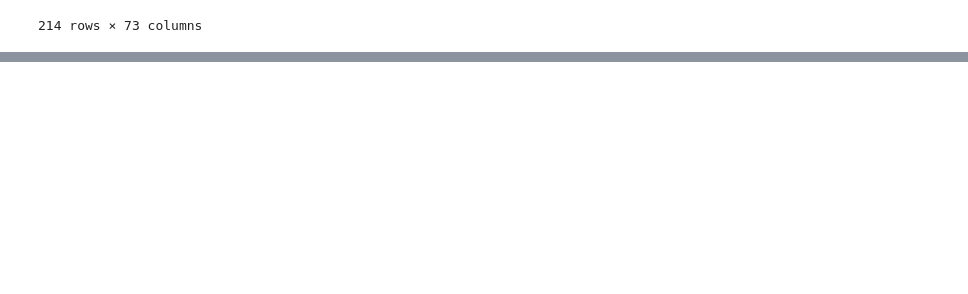
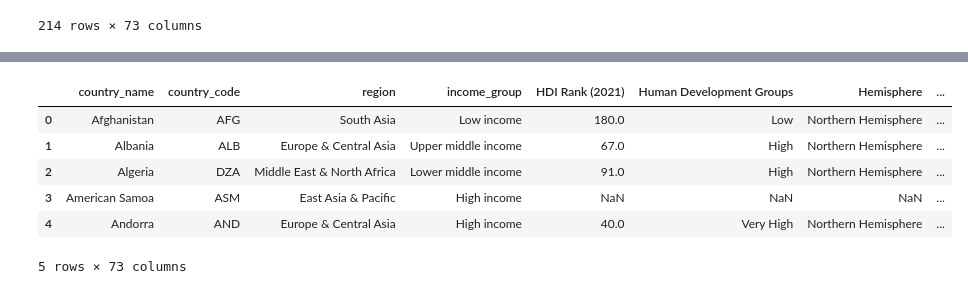
Before and after one commit to larubiano0/Parcial2-He2AI, a Jupyter notebook: GDP_script.ipynb, the cells around one changed output, grey strips where cells are left out. Drawn from its saved outputs; the diff is of its cells as text; code cells hidden in the pictures; blank space fills up the shorter version.

```diff
--- a/GDP_script.ipynb
+++ b/GDP_script.ipynb
@@ -176,0 +198,24 @@ gdp_data_pivot
+# %%
+# Interpolate GDP data
+gdp_columns = list(range(1990, 2023))
+# First, interpolate as before:
+gdp_data_pivot[gdp_columns] = gdp_data_pivot[gdp_columns].interpolate(axis=1, limit_direction='both')
+
+# Then fill any remaining NaNs using forward fill and backward fill:
+gdp_data_pivot[gdp_columns] = gdp_data_pivot[gdp_columns].fillna(method='ffill').fillna(method='bfill')
+
+
+# Interpolate Life Expectancy at Birth data
+gdp_data_pivot[life_expectancy_columns] = gdp_data_pivot[life_expectancy_columns].interpolate(axis=1, limit_direction='both')
+gdp_data_pivot[life_expectancy_columns] = gdp_data_pivot[life_expectancy_columns].fillna(method='ffill').fillna(method='bfill')
+
+# Display the updated dataframe
+gdp_data_pivot.head()
+# %% [output]
+|  | country_name | country_code | region | income_group | HDI Rank (2021) | Human Development Groups | Hemisphere | ... |
+| 0 | Afghanistan | AFG | South Asia | Low income | 180.0 | Low | Northern Hemisphere | ... |
+| 1 | Albania | ALB | Europe & Central Asia | Upper middle income | 67.0 | High | Northern Hemisphere | ... |
+| 2 | Algeria | DZA | Middle East & North Africa | Lower middle income | 91.0 | High | Northern Hemisphere | ... |
+| 3 | American Samoa | ASM | East Asia & Pacific | High income | NaN | NaN | NaN | ... |
+| 4 | Andorra | AND | Europe & Central Asia | High income | 40.0 | Very High | Northern Hemisphere | ... |
+5 rows × 73 columns
```
Also changed, not shown: parts of 4 cells of this notebook.
